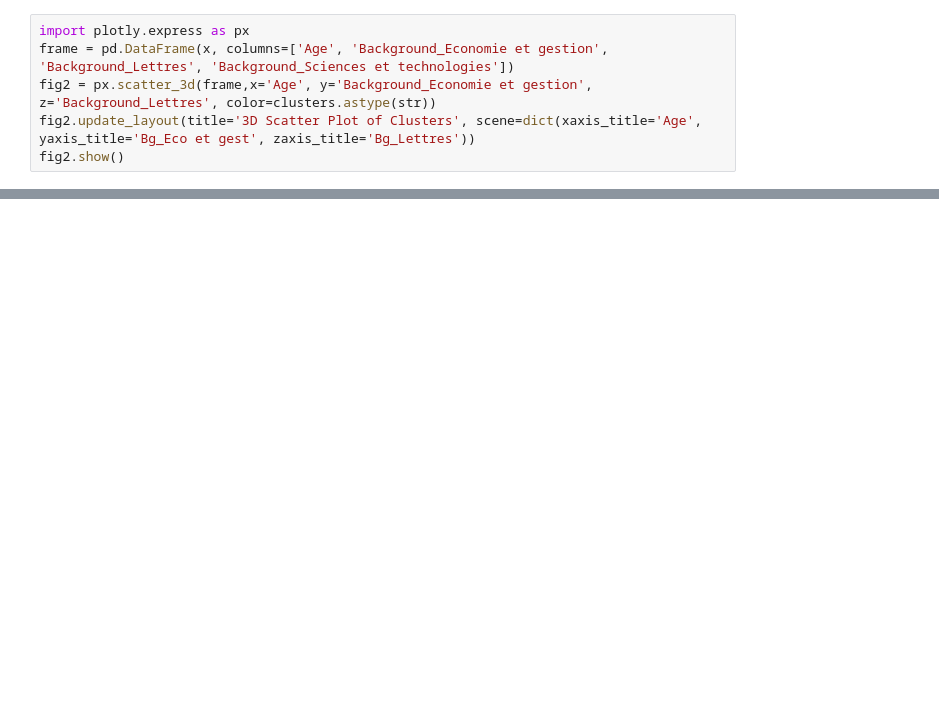
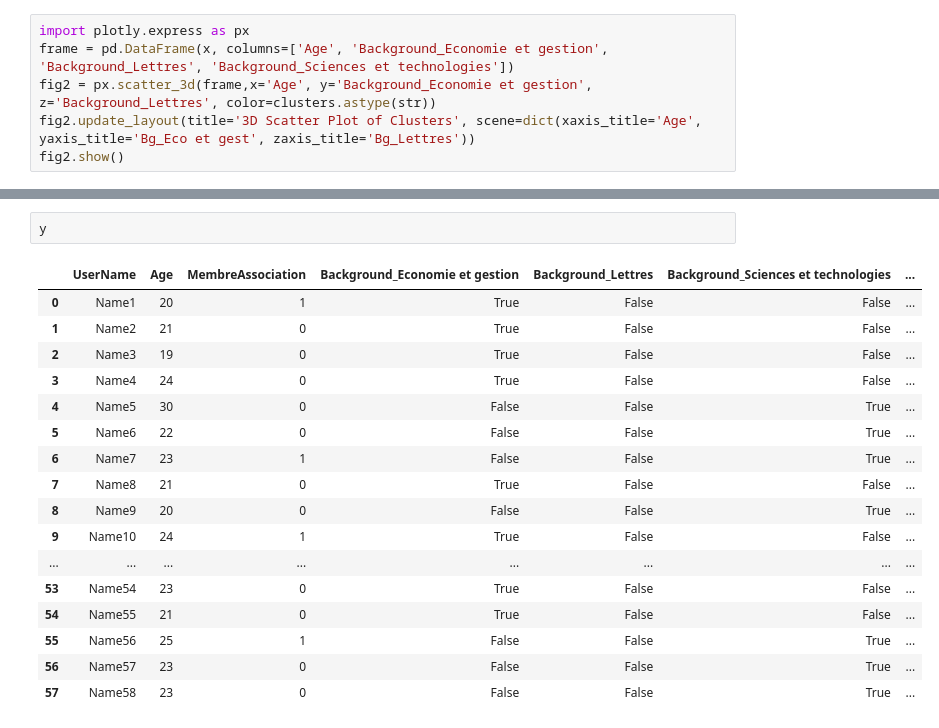
Before and after one commit to Azizbennacer/Machine-learning-training, a Jupyter notebook: Lab3.ipynb, the cells around one changed output, grey strips where cells are left out. Cells and saved outputs as stored; diff of their text form; blank space fills up the shorter version.

```diff
--- a/Lab3.ipynb
+++ b/Lab3.ipynb
@@ -114,0 +136,20 @@ fig2.show()
+# %%
+y
+# %% [output]
+|  | UserName | Age | MembreAssociation | Background_Economie et gestion | Background_Lettres | Background_Sciences et technologies | ... |
+| 0 | Name1 | 20 | 1 | True | False | False | ... |
+| 1 | Name2 | 21 | 0 | True | False | False | ... |
+| 2 | Name3 | 19 | 0 | True | False | False | ... |
+| 3 | Name4 | 24 | 0 | True | False | False | ... |
+| 4 | Name5 | 30 | 0 | False | False | True | ... |
+| 5 | Name6 | 22 | 0 | False | False | True | ... |
+| 6 | Name7 | 23 | 1 | False | False | True | ... |
+| 7 | Name8 | 21 | 0 | True | False | False | ... |
+| 8 | Name9 | 20 | 0 | False | False | True | ... |
+| 9 | Name10 | 24 | 1 | True | False | False | ... |
+| ... | ... | ... | ... | ... | ... | ... | ... |
+| 53 | Name54 | 23 | 0 | True | False | False | ... |
+| 54 | Name55 | 21 | 0 | True | False | False | ... |
+| 55 | Name56 | 25 | 1 | False | False | True | ... |
+| 56 | Name57 | 23 | 0 | False | False | True | ... |
+| 57 | Name58 | 23 | 0 | False | False | True | ... |
```
Also changed, not shown: parts of 12 cells of this notebook.
